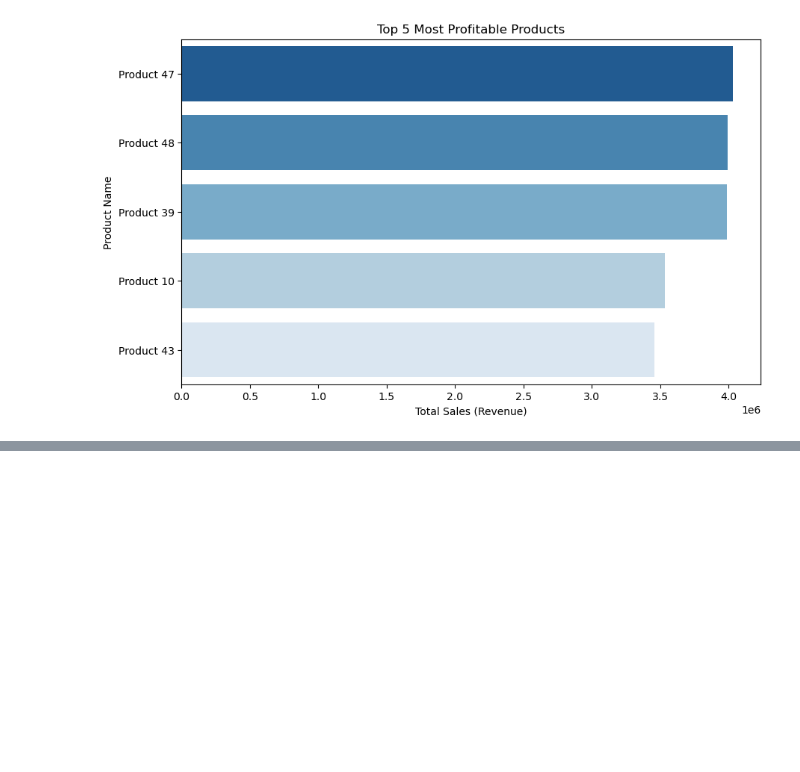
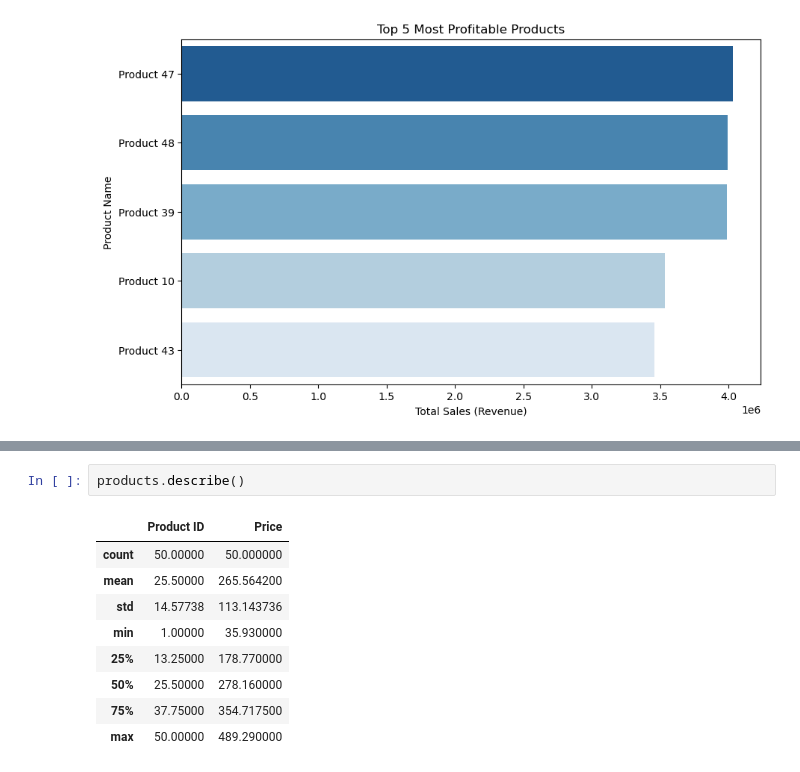
Before and after one commit to sudeepchandragowda/sales_project, a Jupyter notebook: Products Analysis.ipynb, the cells around one changed output, grey strips where cells are left out. Saved outputs shown, nothing was run; the diff lists cells and outputs as text; blank space fills up the shorter version.

```diff
--- a/Products Analysis.ipynb
+++ b/Products Analysis.ipynb
@@ -49,0 +87,12 @@ plt.show()
+# %%
+products.describe()
+# %% [output]
+|  | Product ID | Price |
+| count | 50.00000 | 50.000000 |
+| mean | 25.50000 | 265.564200 |
+| std | 14.57738 | 113.143736 |
+| min | 1.00000 | 35.930000 |
+| 25% | 13.25000 | 178.770000 |
+| 50% | 25.50000 | 278.160000 |
+| 75% | 37.75000 | 354.717500 |
+| max | 50.00000 | 489.290000 |
```
Also changed, not shown: parts of 2 cells of this notebook.
